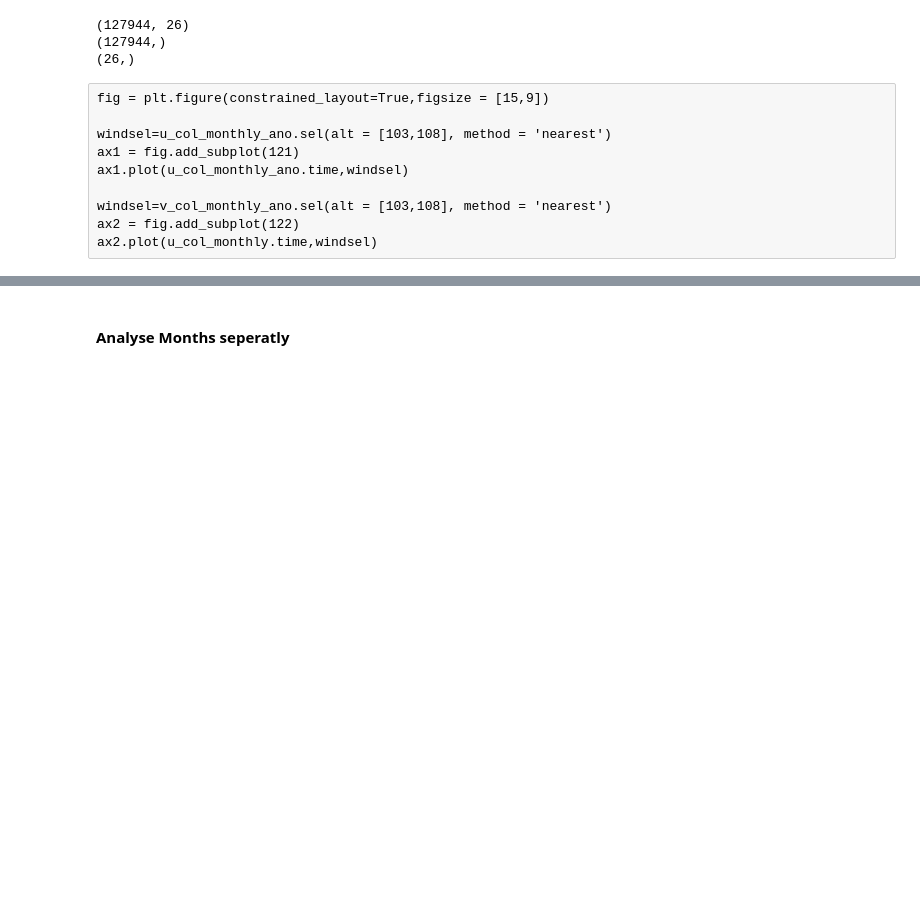
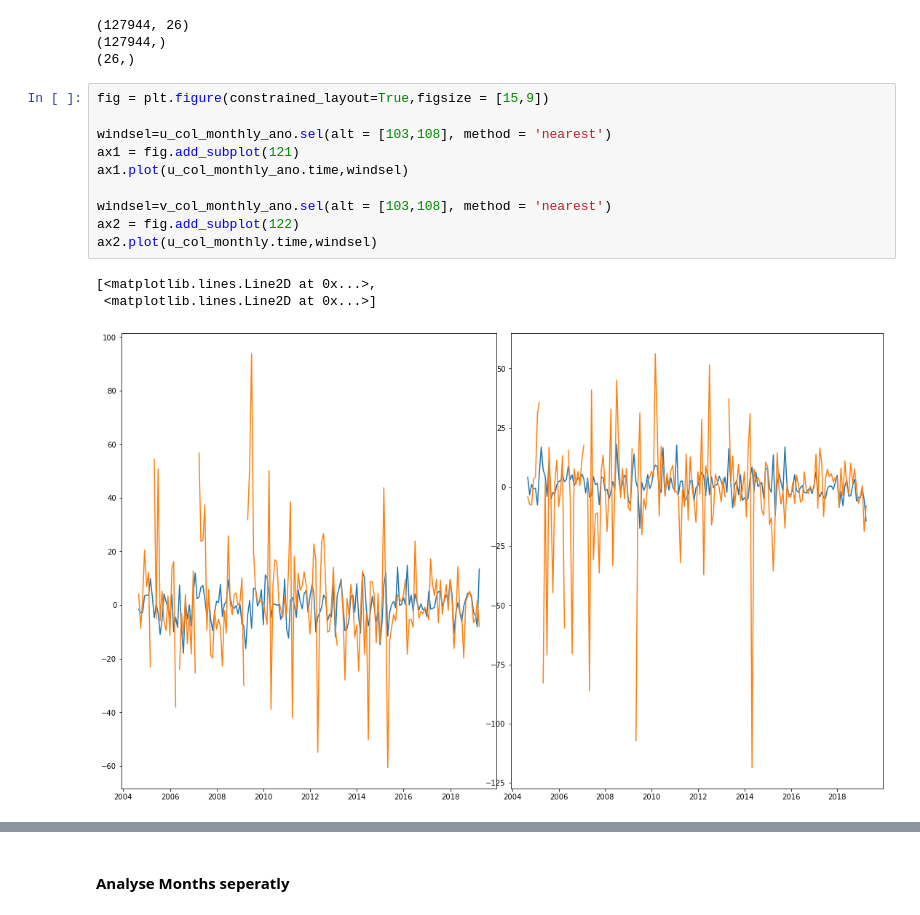
Before and after one commit to VACILT/trends_project, a Jupyter notebook: data_introduction_jason.ipynb, the cells around one changed output, grey strips where cells are left out. Cells and saved outputs as stored; diff of their text form; blank space fills up the shorter version.

```diff
--- a/data_introduction_jason.ipynb
+++ b/data_introduction_jason.ipynb
@@ -156,16 +179,20 @@ print(u_col_monano.alt.shape)
 (127944, 26)
 (127944,)
 (26,)
-# %% [raw]
-fig = plt.figure(constrained_layout=True,figsize = [15,9])
-
-windsel=u_col_monthly_ano.sel(alt = [103,108], method = 'nearest')
-ax1 = fig.add_subplot(121)
-ax1.plot(u_col_monthly_ano.time,windsel)
-
-windsel=v_col_monthly_ano.sel(alt = [103,108], method = 'nearest')
-ax2 = fig.add_subplot(122)
-ax2.plot(u_col_monthly.time,windsel)
+# %%
+fig = plt.figure(constrained_layout=True,figsize = [15,9])
+
+windsel=u_col_monthly_ano.sel(alt = [103,108], method = 'nearest')
+ax1 = fig.add_subplot(121)
+ax1.plot(u_col_monthly_ano.time,windsel)
+
+windsel=v_col_monthly_ano.sel(alt = [103,108], method = 'nearest')
+ax2 = fig.add_subplot(122)
+ax2.plot(u_col_monthly.time,windsel)
+# %% [output]
+[<matplotlib.lines.Line2D at 0x...>,
+ <matplotlib.lines.Line2D at 0x...>]
+[figure, added]
 # %%
 fig = plt.figure(constrained_layout=True,figsize = [15,9])
 
```
Also changed, not shown: parts of 21 cells of this notebook.
